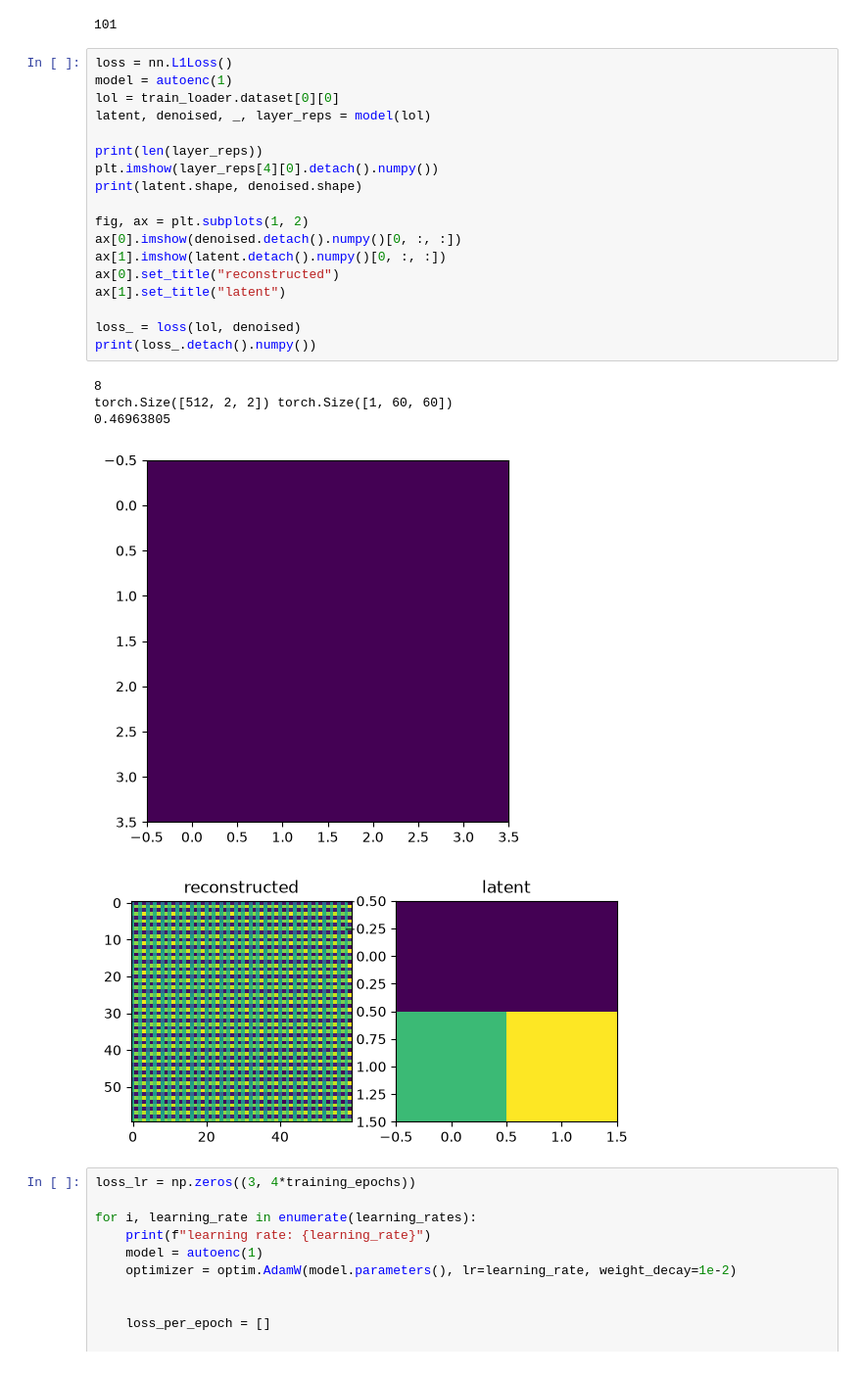
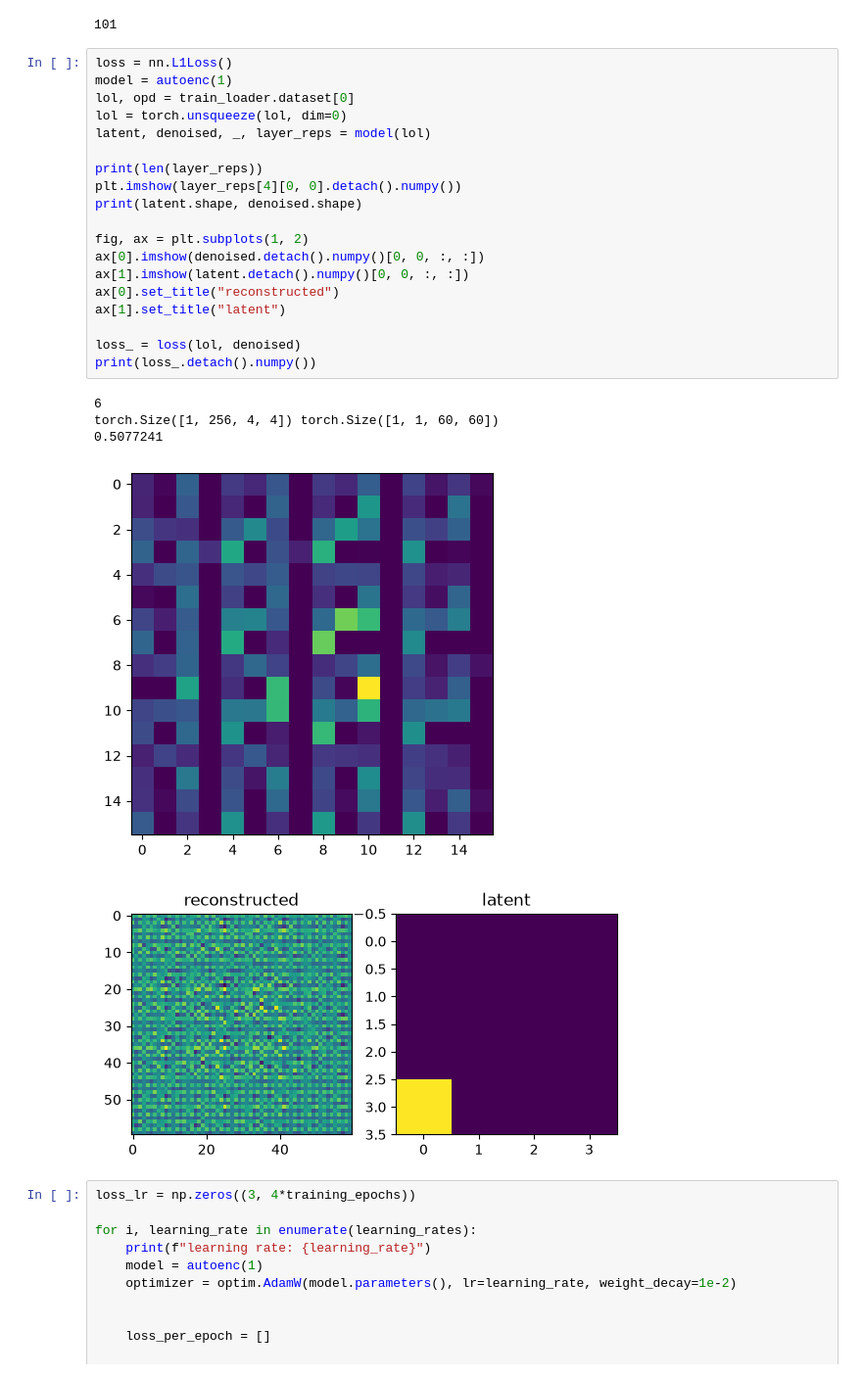
Before and after one commit to elenafolch/MSc-semester-project, a Jupyter notebook: autoencoder.ipynb, the cells around one changed output. Shown at 98% size. Cells and saved outputs as stored; diff of their text form.

```diff
--- a/autoencoder.ipynb
+++ b/autoencoder.ipynb
@@ -47,27 +49,28 @@ print(len(dataset))
 # %%
 loss = nn.L1Loss()
 model = autoenc(1)
-lol = train_loader.dataset[0][0]
+lol, opd = train_loader.dataset[0]
+lol = torch.unsqueeze(lol, dim=0)
 latent, denoised, _, layer_reps = model(lol)
 
 print(len(layer_reps))
-plt.imshow(layer_reps[4][0].detach().numpy())
+plt.imshow(layer_reps[4][0, 0].detach().numpy())
 print(latent.shape, denoised.shape)
 
 fig, ax = plt.subplots(1, 2)
-ax[0].imshow(denoised.detach().numpy()[0, :, :])
-ax[1].imshow(latent.detach().numpy()[0, :, :])
+ax[0].imshow(denoised.detach().numpy()[0, 0, :, :])
+ax[1].imshow(latent.detach().numpy()[0, 0, :, :])
 ax[0].set_title("reconstructed")
 ax[1].set_title("latent")
 
 loss_ = loss(lol, denoised)
 print(loss_.detach().numpy())
 # %% [output]
-8
-torch.Size([512, 2, 2]) torch.Size([1, 60, 60])
-0.46963805
+6
+torch.Size([1, 256, 4, 4]) torch.Size([1, 1, 60, 60])
+0.5077241
-[figure, old version]
+[figure, new version]
-[figure, old version]
+[figure, new version]
 # %%
 loss_lr = np.zeros((3, 4*training_epochs))
 
```
Also changed, not shown: parts of 8 cells of this notebook, 10 other files.
